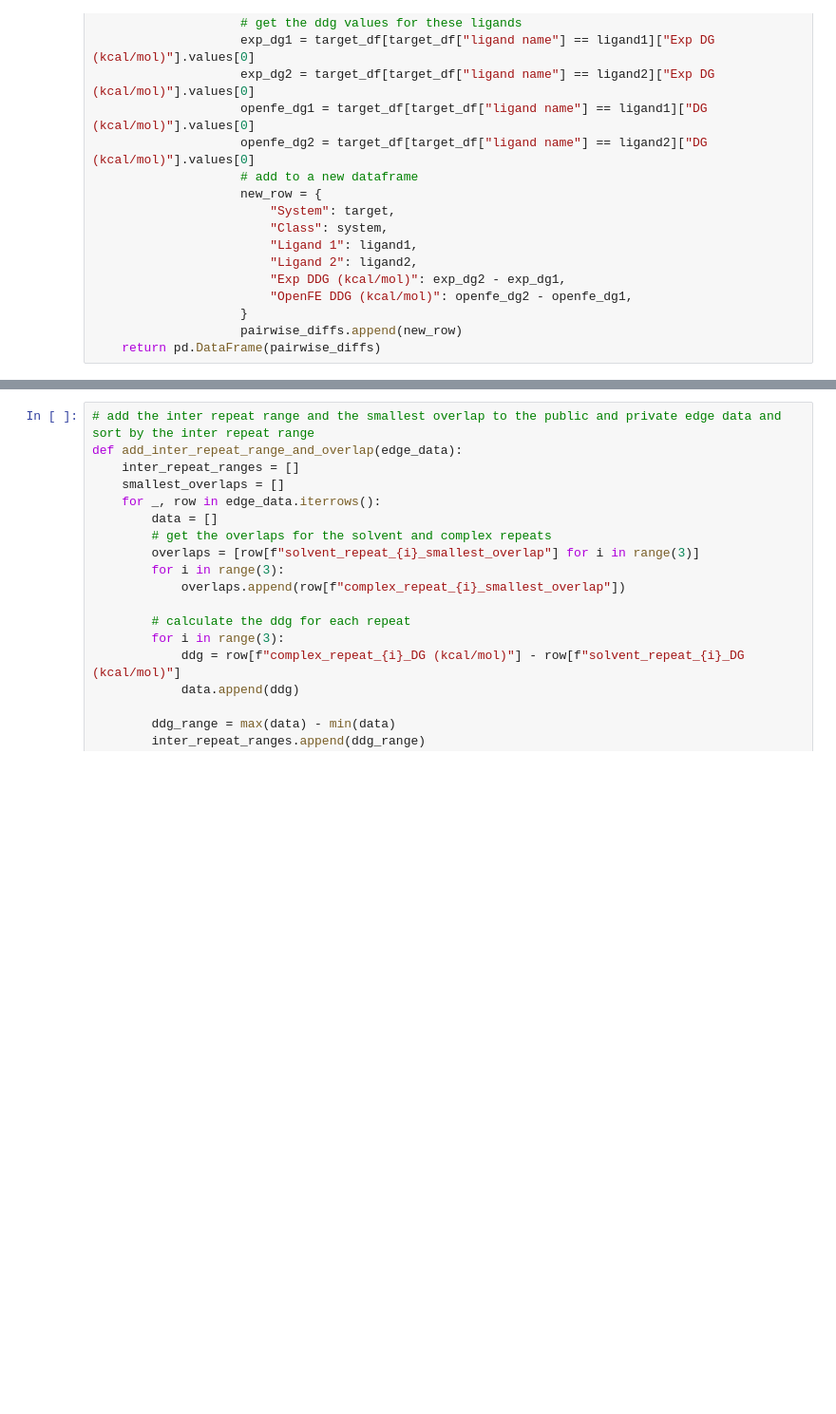
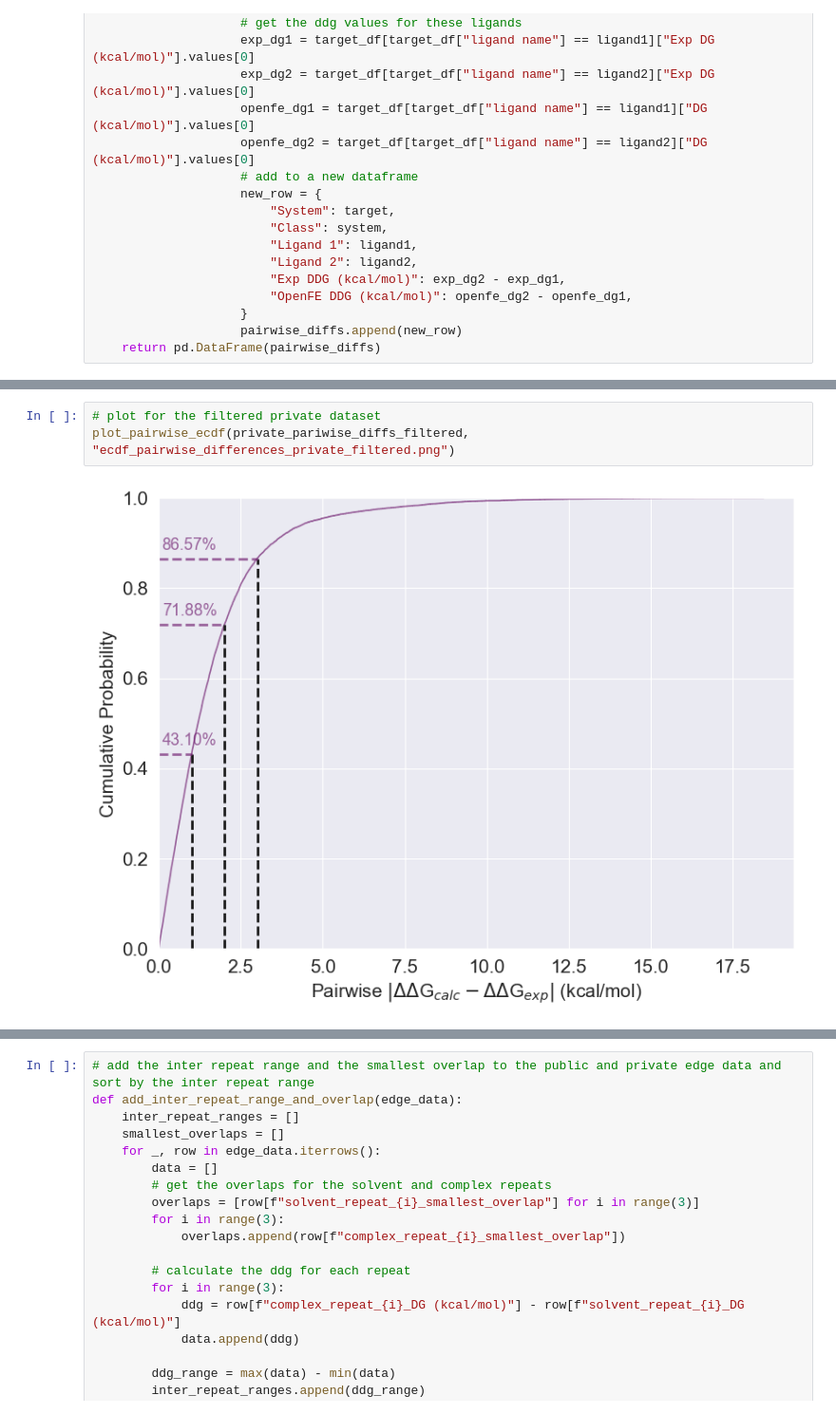
Before and after one commit to OpenFreeEnergy/IndustryBenchmarks2024, a Jupyter notebook: industry_benchmarks/analysis/notebooks/compare_public_private_sets.ipynb, the cells around one changed output, grey strips where cells are left out. Shown at 95% size. Saved outputs shown, nothing was run; the diff lists cells and outputs as text; blank space fills up the shorter version.

```diff
--- a/industry_benchmarks/analysis/notebooks/compare_public_private_sets.ipynb
+++ b/industry_benchmarks/analysis/notebooks/compare_public_private_sets.ipynb
@@ -348,0 +364,5 @@ plt.savefig("ddg_repeat_range_ecdf.png", dpi=300, bbox_inches='tight')
+# %%
+# plot for the filtered private dataset
+plot_pairwise_ecdf(private_pariwise_diffs_filtered, "ecdf_pairwise_differences_private_filtered.png")
+# %% [output]
+[figure, added]
```
Also changed, not shown: parts of 109 cells of this notebook, 2 other files.
